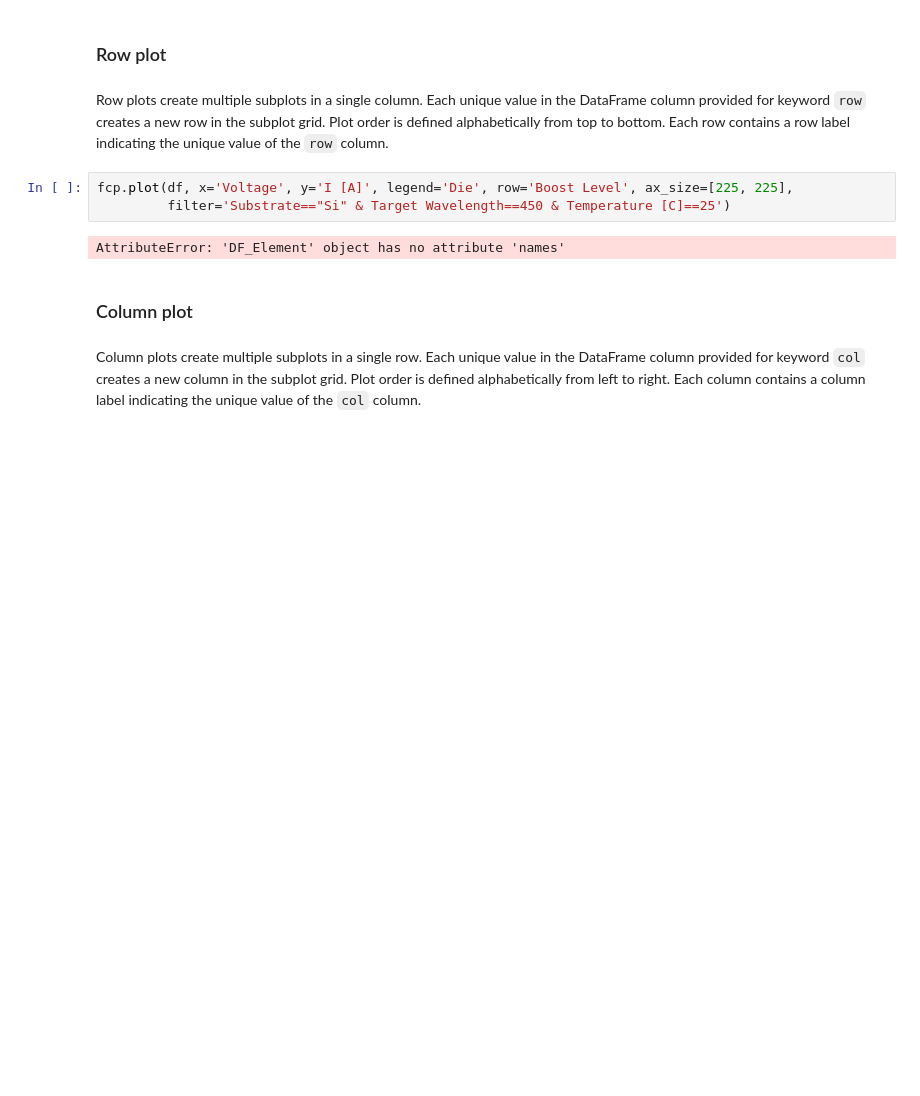
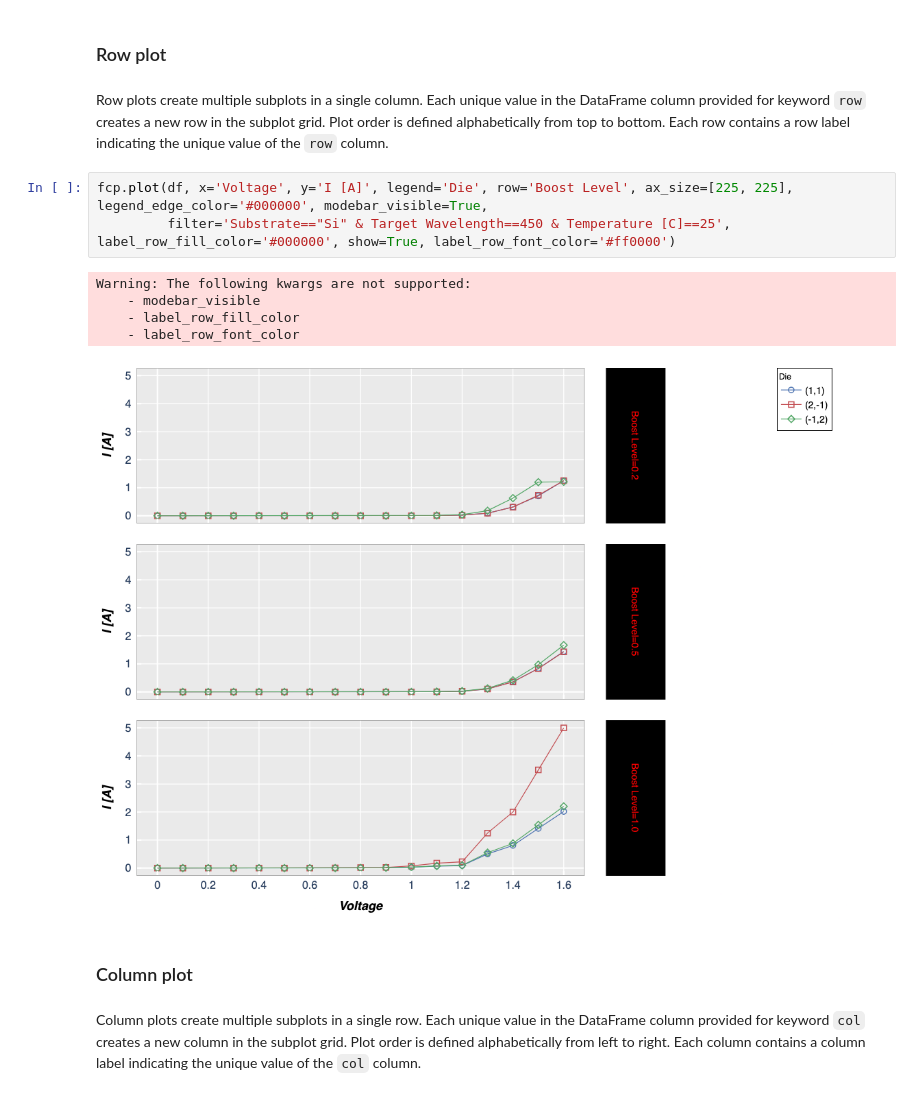
Before and after one commit to endangeredoxen/fivecentplots, a Jupyter notebook: doc/plot-plotly.ipynb, the cells around one changed output. Drawn from its saved outputs; the diff is of its cells as text; blank space fills up the shorter version.

```diff
--- a/doc/plot-plotly.ipynb
+++ b/doc/plot-plotly.ipynb
@@ -252,10 +244,14 @@ These grouped plots share a legend (if enabled) and will share common ranges unl
 # %% [markdown]
 Row plots create multiple subplots in a single column.  Each unique value in the DataFrame column provided for keyword ``row`` creates a new row in the subplot grid.  Plot order is defined alphabetically from top to bottom.  Each row contains a row label indicating the unique value of the ``row`` column.
 # %%
-fcp.plot(df, x='Voltage', y='I [A]', legend='Die', row='Boost Level', ax_size=[225, 225],
-         filter='Substrate=="Si" & Target Wavelength==450 & Temperature [C]==25')
+fcp.plot(df, x='Voltage', y='I [A]', legend='Die', row='Boost Level', ax_size=[225, 225], legend_edge_color='#000000', modebar_visible=True,
+         filter='Substrate=="Si" & Target Wavelength==450 & Temperature [C]==25', label_row_fill_color='#000000', show=True, label_row_font_color='#ff0000')
 # %% [output]
-AttributeError: 'DF_Element' object has no attribute 'names'
+Warning: The following kwargs are not supported:
+    - modebar_visible
+    - label_row_fill_color
+    - label_row_font_color
+[figure, added]
 # %% [markdown]
 ### Column plot
 # %% [markdown]
```
Also changed, not shown: parts of 19 cells of this notebook, 3 other files.
